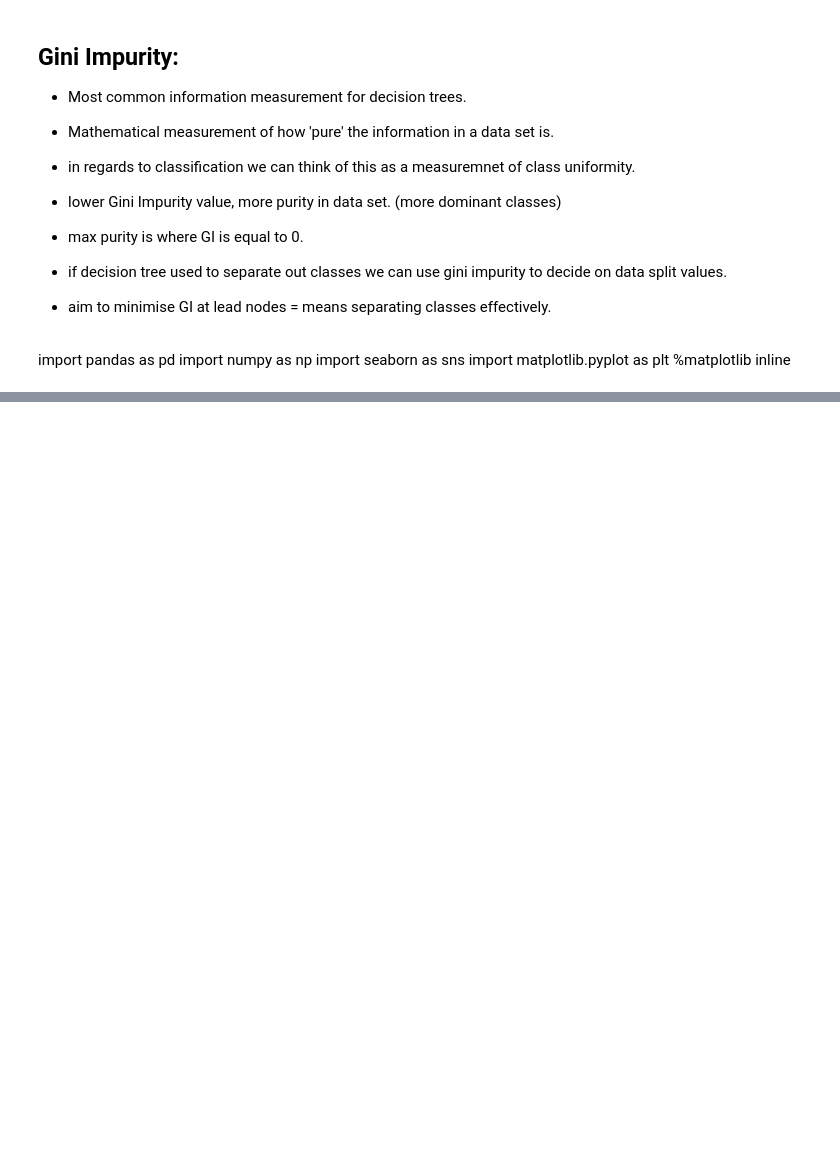
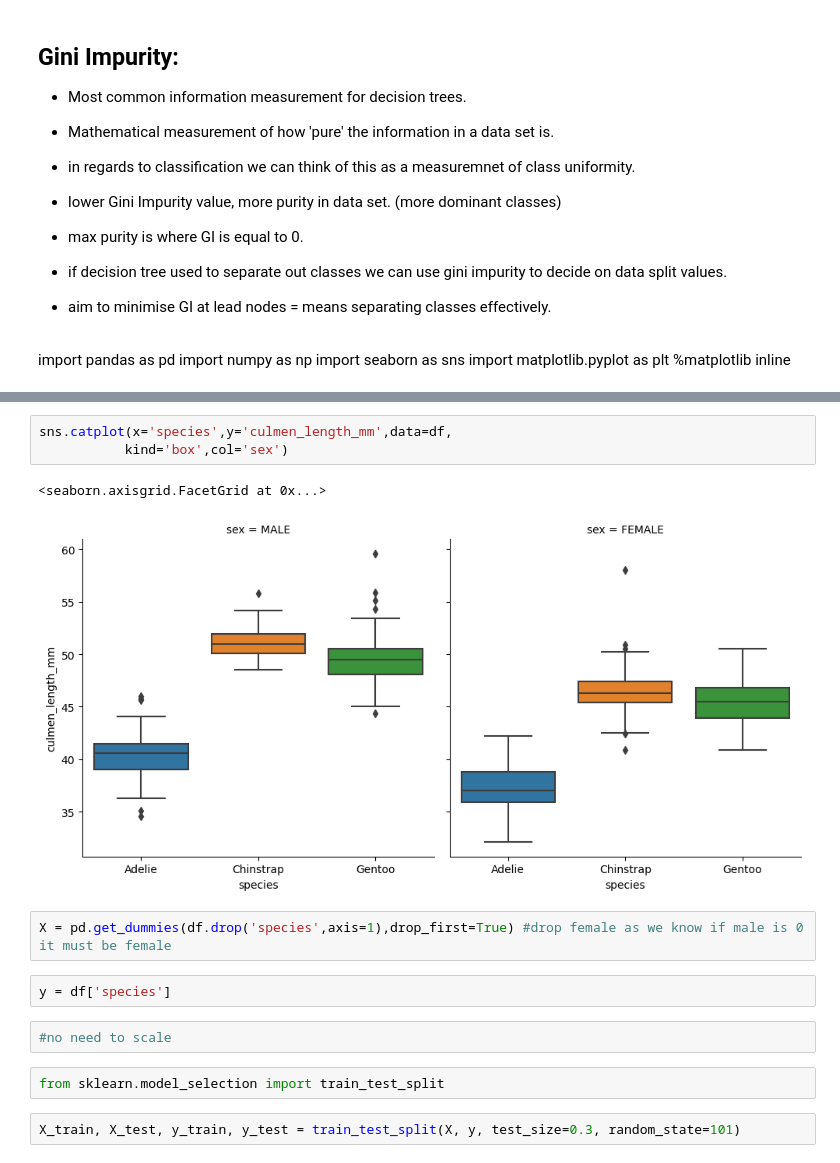
Before and after one commit to NadeemDin/ML-Tree-Based-Methods, a Jupyter notebook: Decision Tree Notes.ipynb, the cells around one changed output, grey strips where cells are left out. Saved outputs shown, nothing was run; the diff lists cells and outputs as text; blank space fills up the shorter version.

```diff
--- a/Decision Tree Notes.ipynb
+++ b/Decision Tree Notes.ipynb
@@ -31,0 +169,16 @@ import matplotlib.pyplot as plt
+# %%
+sns.catplot(x='species',y='culmen_length_mm',data=df,
+           kind='box',col='sex')
+# %% [output]
+<seaborn.axisgrid.FacetGrid at 0x...>
+[figure, added]
+# %%
+X = pd.get_dummies(df.drop('species',axis=1),drop_first=True) #drop female as we know if male is 0 it must be female
+# %%
+y = df['species']
+# %%
+#no need to scale
+# %%
+from sklearn.model_selection import train_test_split
+# %%
+X_train, X_test, y_train, y_test = train_test_split(X, y, test_size=0.3, random_state=101)
```
Also changed, not shown: parts of 20 cells of this notebook.
